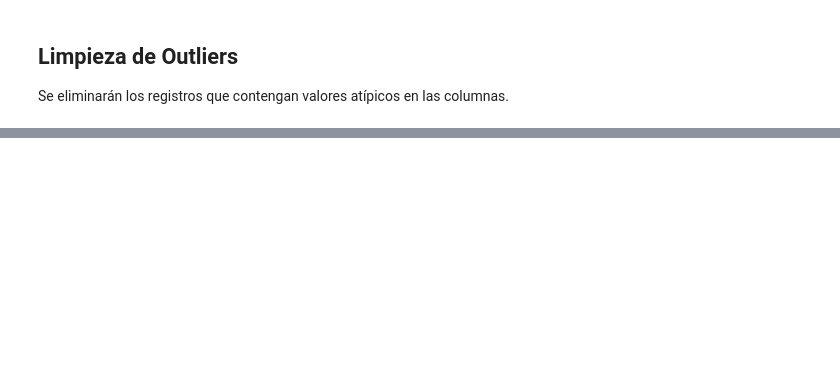
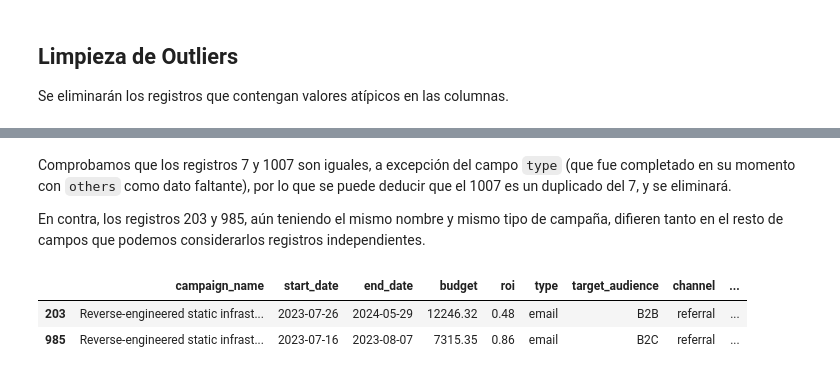
Before and after one commit to PabloBdL/Marketing, a Jupyter notebook: notebooks/01_preprocessing.ipynb, the cells around one changed output, grey strips where cells are left out. Cells and saved outputs as stored; diff of their text form; code cells hidden in the pictures; blank space fills up the shorter version.

```diff
--- a/notebooks/01_preprocessing.ipynb
+++ b/notebooks/01_preprocessing.ipynb
@@ -880,0 +975,12 @@ df.sort_values(by='revenue', ascending=False)
+# %% [markdown]
+Comprobamos que los registros 7 y 1007 son iguales, a excepción del campo `type` (que fue completado en su momento con `others` como dato faltante), por lo que se puede deducir que el 1007 es un duplicado del 7, y se eliminará.
+
+En contra, los registros 203 y 985, aún teniendo el mismo nombre y mismo tipo de campaña, difieren tanto en el resto de campos que podemos considerarlos registros independientes.
+# %%
+# df.drop_duplicates(subset=['campaign_name', 'start_date', 'end_date', 'budget', 'roi', 'target_audience', 'channel', 'conversion_rate', 'revenue'], keep='first', inplace=True)
+df = df.drop_duplicates(subset=['campaign_name', 'start_date', 'end_date', 'budget', 'roi', 'target_audience', 'channel', 'conversion_rate', 'revenue'], keep='first')
+df[df.duplicated(subset=['campaign_name'], keep=False)]
+# %% [output]
+|  | campaign_name | start_date | end_date | budget | roi | type | target_audience | channel | ... |
+| 203 | Reverse-engineered static infrast... | 2023-07-26 | 2024-05-29 | 12246.32 | 0.48 | email | B2B | referral | ... |
+| 985 | Reverse-engineered static infrast... | 2023-07-16 | 2023-08-07 | 7315.35 | 0.86 | email | B2C | referral | ... |
```
Also changed, not shown: parts of 45 cells of this notebook.
